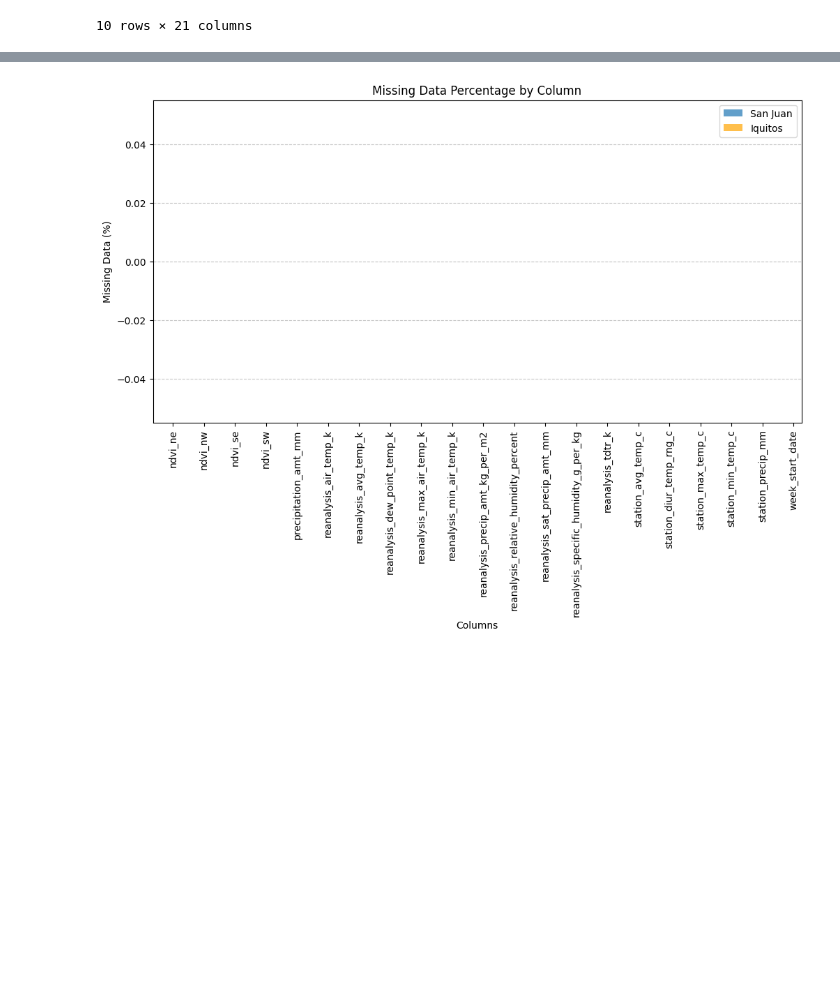
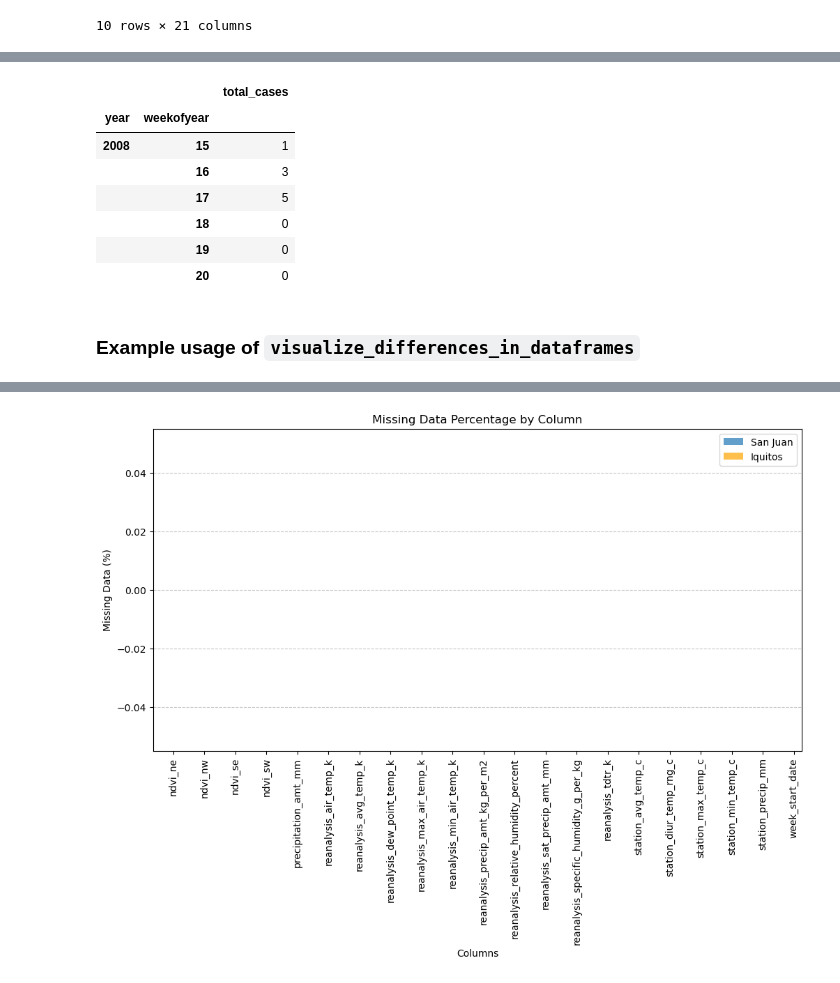
Before and after one commit to GasparSekula/PredictingDiseaseSpread, a Jupyter notebook: notebooks/FE.ipynb, the cells around one changed output, grey strips where cells are left out. Saved outputs shown, nothing was run; the diff lists cells and outputs as text; code cells hidden in the pictures; blank space fills up the shorter version.

```diff
--- a/notebooks/FE.ipynb
+++ b/notebooks/FE.ipynb
@@ -31,3 +85,16 @@ sj_features_train.head(n=10)
+# %%
+sj_labels_test_added_rows.head(6)
+# %% [output]
+|  |  | total_cases |
+| year | weekofyear |  |
+| 2008 | 15 | 1 |
+|  | 16 | 3 |
+|  | 17 | 5 |
+|  | 18 | 0 |
+|  | 19 | 0 |
+|  | 20 | 0 |
 # %%
 sj_features_train_imputed = sj_features_train.interpolate("linear")
 iq_features_train_imputed = iq_features_train.interpolate("linear")
+# %% [markdown]
+### Example usage of `visualize_differences_in_dataframes`
```
Also changed, not shown: parts of 14 cells of this notebook, 2 other files.
